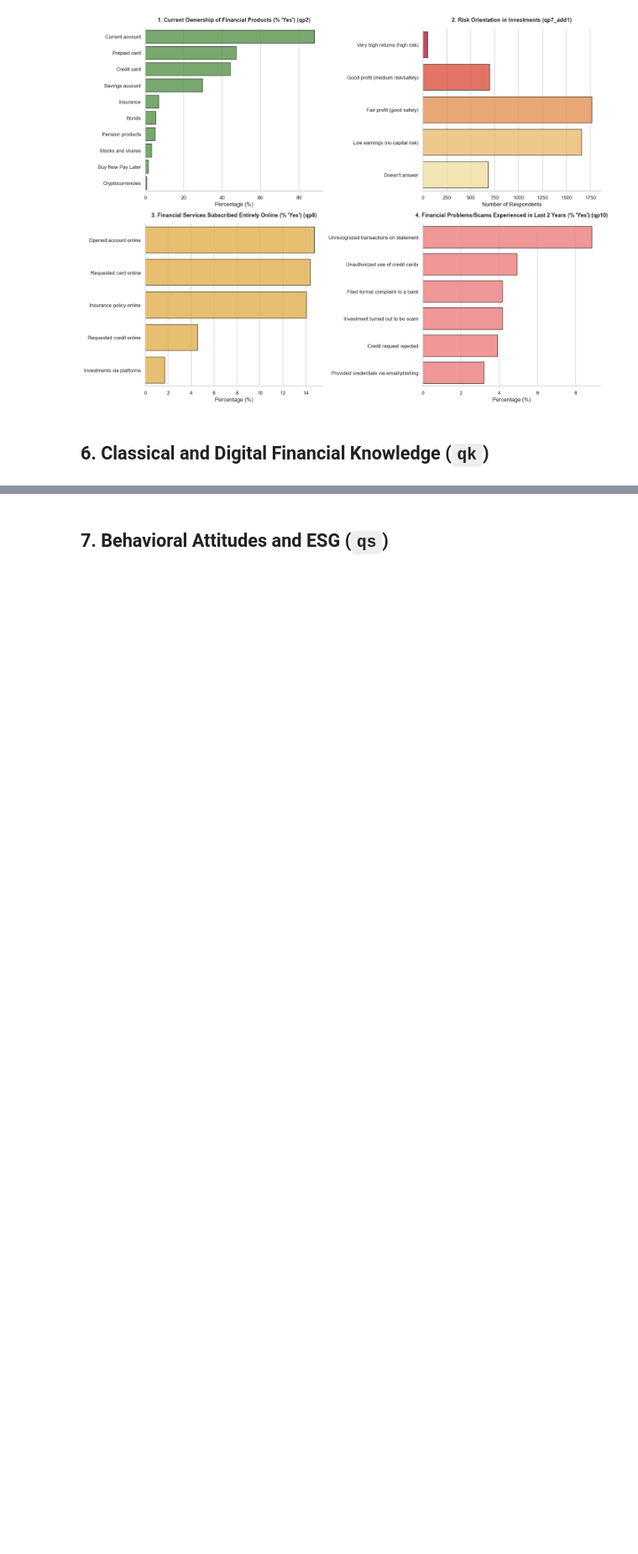
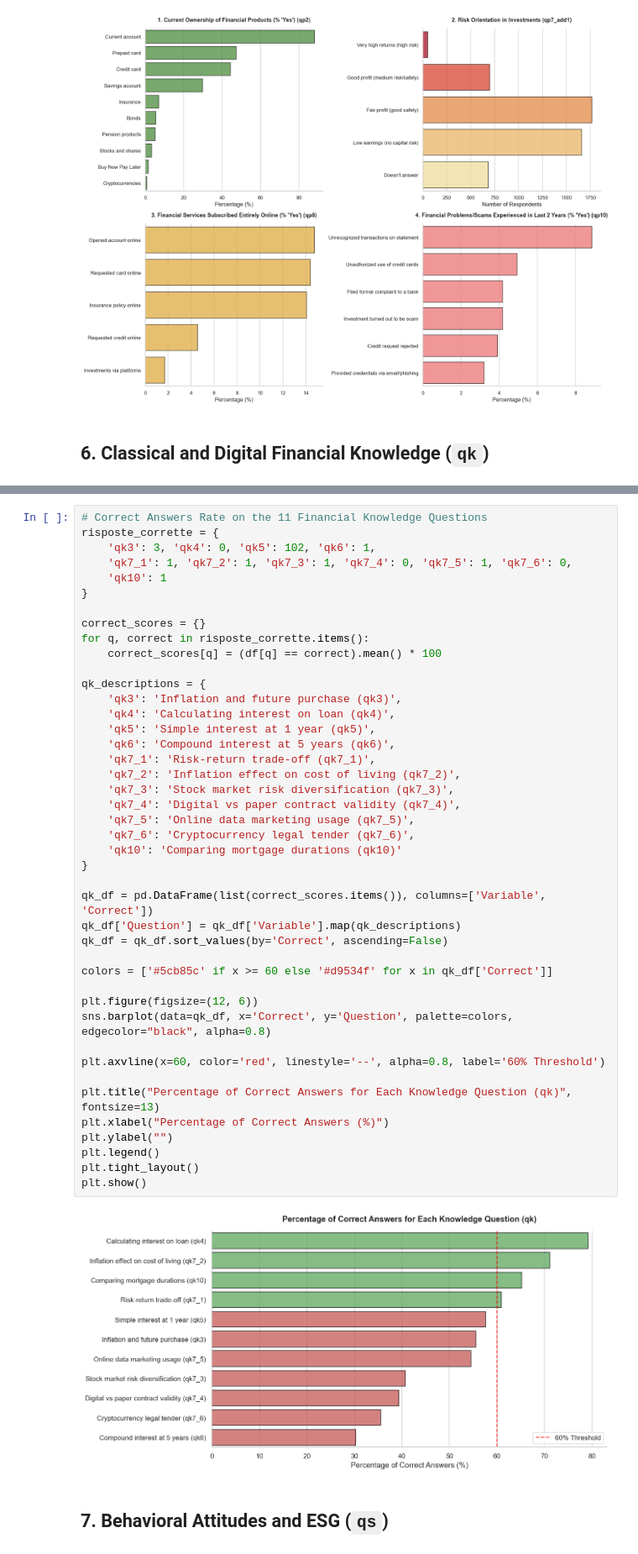
Before and after one commit to MarcoAsturi/digital-divide-and-fintech-adoption, a Jupyter notebook: desc_analysis.ipynb, the cells around one changed output, grey strips where cells are left out. Shown at 84% size. Saved outputs shown, nothing was run; the diff lists cells and outputs as text; blank space fills up the shorter version.

```diff
--- a/desc_analysis.ipynb
+++ b/desc_analysis.ipynb
@@ -362,4 +362,49 @@ plt.show()
 [figure]
+# %%
+# Correct Answers Rate on the 11 Financial Knowledge Questions
+risposte_corrette = {
+    'qk3': 3, 'qk4': 0, 'qk5': 102, 'qk6': 1,
+    'qk7_1': 1, 'qk7_2': 1, 'qk7_3': 1, 'qk7_4': 0, 'qk7_5': 1, 'qk7_6': 0,
+    'qk10': 1
+}
+
+correct_scores = {}
+for q, correct in risposte_corrette.items():
+    correct_scores[q] = (df[q] == correct).mean() * 100
+
+qk_descriptions = {
+    'qk3': 'Inflation and future purchase (qk3)',
+    'qk4': 'Calculating interest on loan (qk4)',
+    'qk5': 'Simple interest at 1 year (qk5)',
+    'qk6': 'Compound interest at 5 years (qk6)',
+    'qk7_1': 'Risk-return trade-off (qk7_1)',
+    'qk7_2': 'Inflation effect on cost of living (qk7_2)',
+    'qk7_3': 'Stock market risk diversification (qk7_3)',
+    'qk7_4': 'Digital vs paper contract validity (qk7_4)',
+    'qk7_5': 'Online data marketing usage (qk7_5)',
+    'qk7_6': 'Cryptocurrency legal tender (qk7_6)',
+    'qk10': 'Comparing mortgage durations (qk10)'
+}
+
+qk_df = pd.DataFrame(list(correct_scores.items()), columns=['Variable', 'Correct'])
+qk_df['Question'] = qk_df['Variable'].map(qk_descriptions)
+qk_df = qk_df.sort_values(by='Correct', ascending=False)
+
+colors = ['#5cb85c' if x >= 60 else '#d9534f' for x in qk_df['Correct']]
+
+plt.figure(figsize=(12, 6))
+sns.barplot(data=qk_df, x='Correct', y='Question', palette=colors, edgecolor="black", alpha=0.8)
+
+plt.axvline(x=60, color='red', linestyle='--', alpha=0.8, label='60% Threshold')
+
+plt.title("Percentage of Correct Answers for Each Knowledge Question (qk)", fontsize=13)
+plt.xlabel("Percentage of Correct Answers (%)")
+plt.ylabel("")
+plt.legend()
+plt.tight_layout()
+plt.show()
+# %% [output]
+[figure, added]
 # %% [markdown]
 ## 7. Behavioral Attitudes and ESG (`qs`)
 # %%
```
Also changed, not shown: parts of 1 cell of this notebook.
